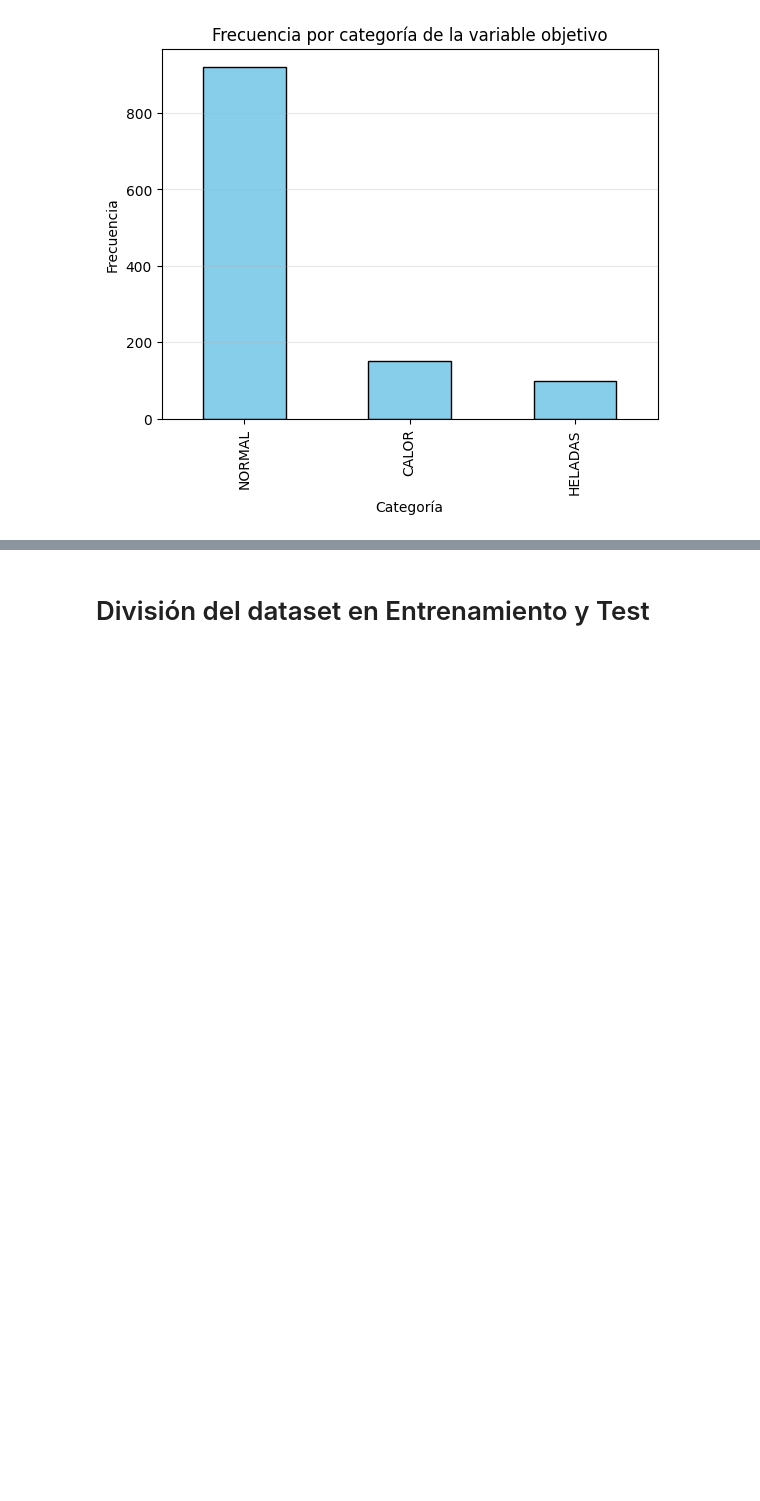
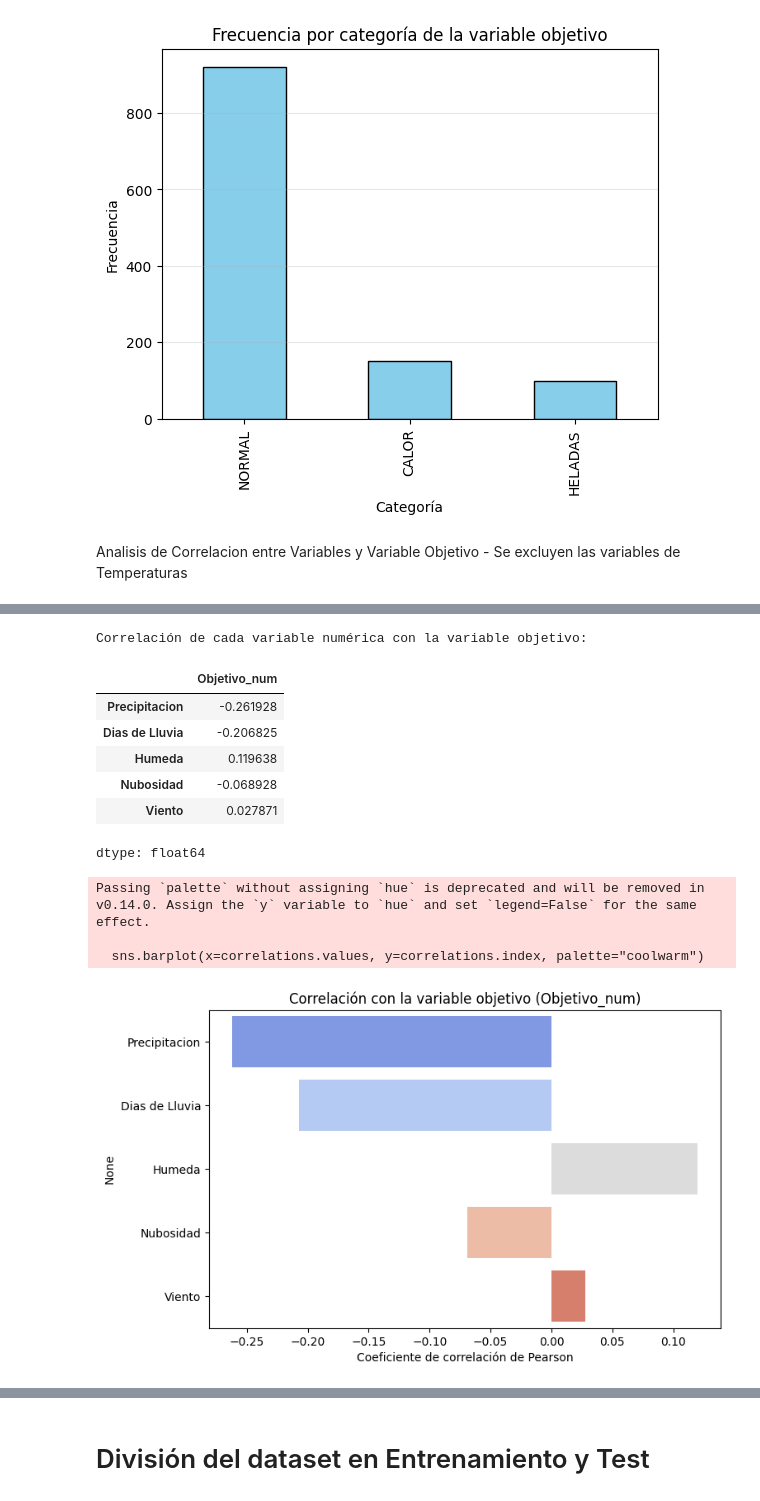
Before and after one commit to MarianoBuet/Aprendizaje-Autom-tico, a Jupyter notebook: Entregas_Parcial/notebooks/Predicción_de__Alertas__Termicas_RLog.ipynb, the cells around one changed output, grey strips where cells are left out. Saved outputs shown, nothing was run; the diff lists cells and outputs as text; code cells hidden in the pictures; blank space fills up the shorter version.

```diff
--- a/Entregas_Parcial/notebooks/Predicción_de__Alertas__Termicas_RLog.ipynb
+++ b/Entregas_Parcial/notebooks/Predicción_de__Alertas__Termicas_RLog.ipynb
@@ -113,12 +115,47 @@ plt.grid(axis='y', alpha=0.3)
 plt.show()
 # %% [output]
 [figure]
+# %% [markdown]
+Analisis de Correlacion entre Variables y Variable Objetivo - Se excluyen las variables de Temperaturas
 # %%
 # Matriz de correlación (sin incluir temperaturas)
 vars_corr = [c for c in df.select_dtypes(include=[np.number]).columns if "Temp" not in c]
 plt.figure(figsize=(9,7))
 sns.heatmap(df[vars_corr].corr(), annot=True, cmap="coolwarm", fmt=".2f")
 plt.title("Matriz de correlación entre variables numéricas (sin temperaturas)")
 plt.show()
+
+# Copio el DataFrame para no alterar el original
+df_corr = df.copy()
+df_corr["Objetivo_num"] = df_corr["Objetivo"].astype("category").cat.codes
+
+# Selecciono variables numéricas (sin temperaturas)
+num_cols = [c for c in df_corr.select_dtypes(include=[np.number]).columns if "Temp" not in c]
+
+# Calculo correlación con la variable objetivo
+correlations = df_corr[num_cols].corr()["Objetivo_num"].drop("Objetivo_num").sort_values(key=np.abs, ascending=False)
+
+# Mostrar resultados ordenados
+print("Correlación de cada variable numérica con la variable objetivo:")
+display(correlations)
+
+# Visualización
+plt.figure(figsize=(8,5))
+sns.barplot(x=correlations.values, y=correlations.index, palette="coolwarm")
+plt.title("Correlación con la variable objetivo (Objetivo_num)")
+plt.xlabel("Coeficiente de correlación de Pearson")
+plt.show()
 # %% [output]
 [figure]
+Correlación de cada variable numérica con la variable objetivo:
+|  | Objetivo_num |
+| Precipitacion | -0.261928 |
+| Dias de Lluvia | -0.206825 |
+| Humeda | 0.119638 |
+| Nubosidad | -0.068928 |
+| Viento | 0.027871 |
+dtype: float64
+Passing `palette` without assigning `hue` is deprecated and will be removed in v0.14.0. Assign the `y` variable to `hue` and set `legend=False` for the same effect.
+
+  sns.barplot(x=correlations.values, y=correlations.index, palette="coolwarm")
+[figure, added]
```
Also changed, not shown: parts of 11 cells of this notebook.
